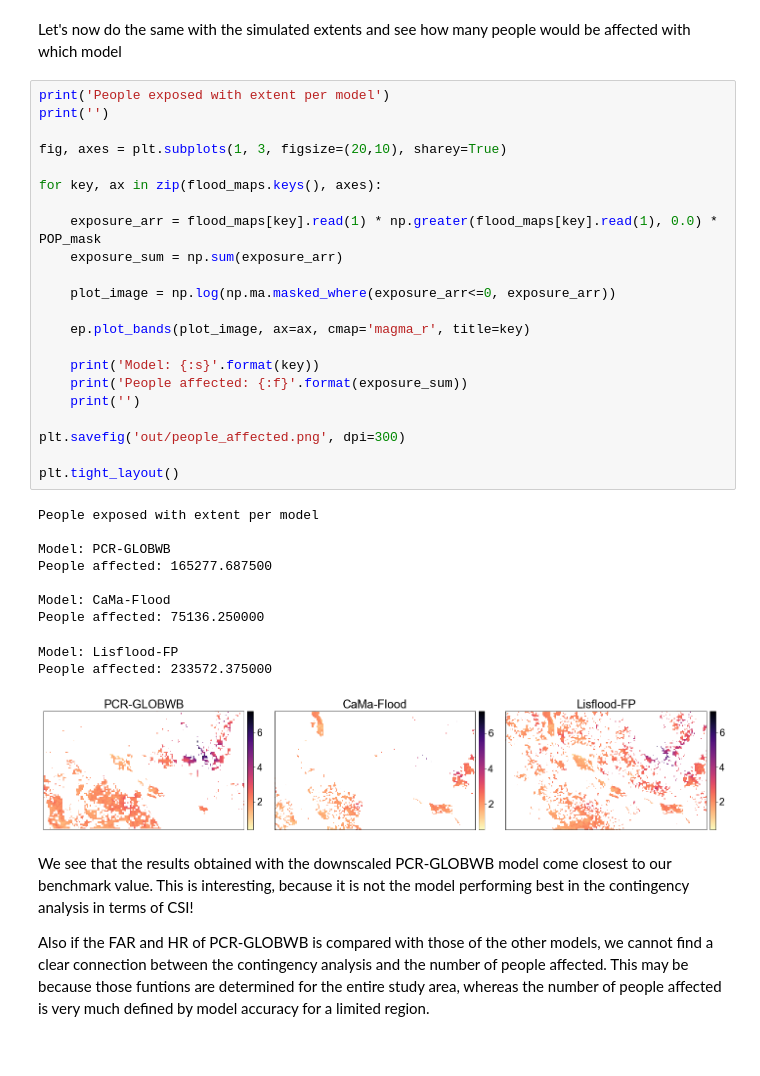
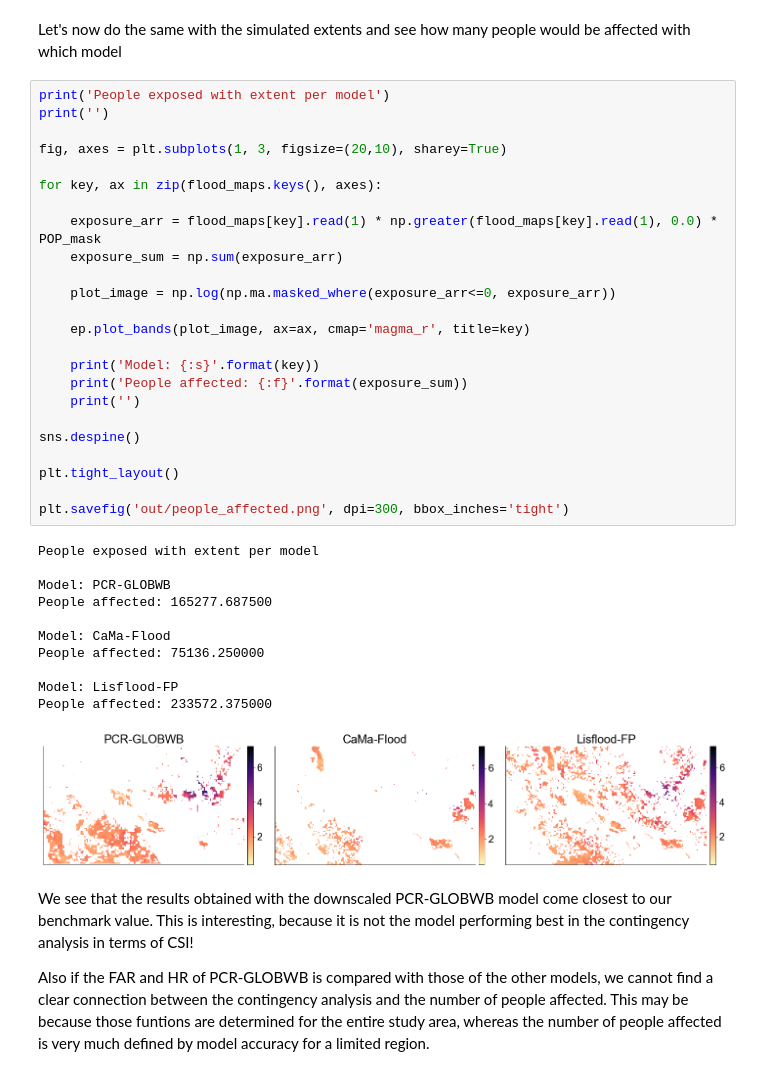
Before and after one commit to JannisHoch/floodImpact, a Jupyter notebook: analysis.ipynb, the cells around one changed output. Drawn from its saved outputs; the diff is of its cells as text.

```diff
--- a/analysis.ipynb
+++ b/analysis.ipynb
@@ -223,36 +236,39 @@ Let's now do the same with the simulated extents and see how many people would b
 # %%
 print('People exposed with extent per model')
 print('')
 
 fig, axes = plt.subplots(1, 3, figsize=(20,10), sharey=True)
 
 for key, ax in zip(flood_maps.keys(), axes):
 
     exposure_arr = flood_maps[key].read(1) * np.greater(flood_maps[key].read(1), 0.0) * POP_mask
     exposure_sum = np.sum(exposure_arr)
 
     plot_image = np.log(np.ma.masked_where(exposure_arr<=0, exposure_arr))
 
     ep.plot_bands(plot_image, ax=ax, cmap='magma_r', title=key)
 
     print('Model: {:s}'.format(key))
     print('People affected: {:f}'.format(exposure_sum))
     print('')
 
-plt.savefig('out/people_affected.png', dpi=300)
+sns.despine()
 
 plt.tight_layout()
+
+plt.savefig('out/people_affected.png', dpi=300, bbox_inches='tight')
 # %% [output]
 People exposed with extent per model
 
 Model: PCR-GLOBWB
 People affected: 165277.687500
 
 Model: CaMa-Flood
 People affected: 75136.250000
+
+Model: Lisflood-FP
+People affected: 233572.375000
-Model: Lisflood-FP
-People affected: 233572.375000
-[figure, old version]
+[figure, new version]
 # %% [markdown]
 We see that the results obtained with the downscaled PCR-GLOBWB model come closest to our benchmark value. This is interesting, because it is not the model performing best in the contingency analysis in terms of CSI!
 
```
Also changed, not shown: parts of 12 cells of this notebook, 17 other files.
